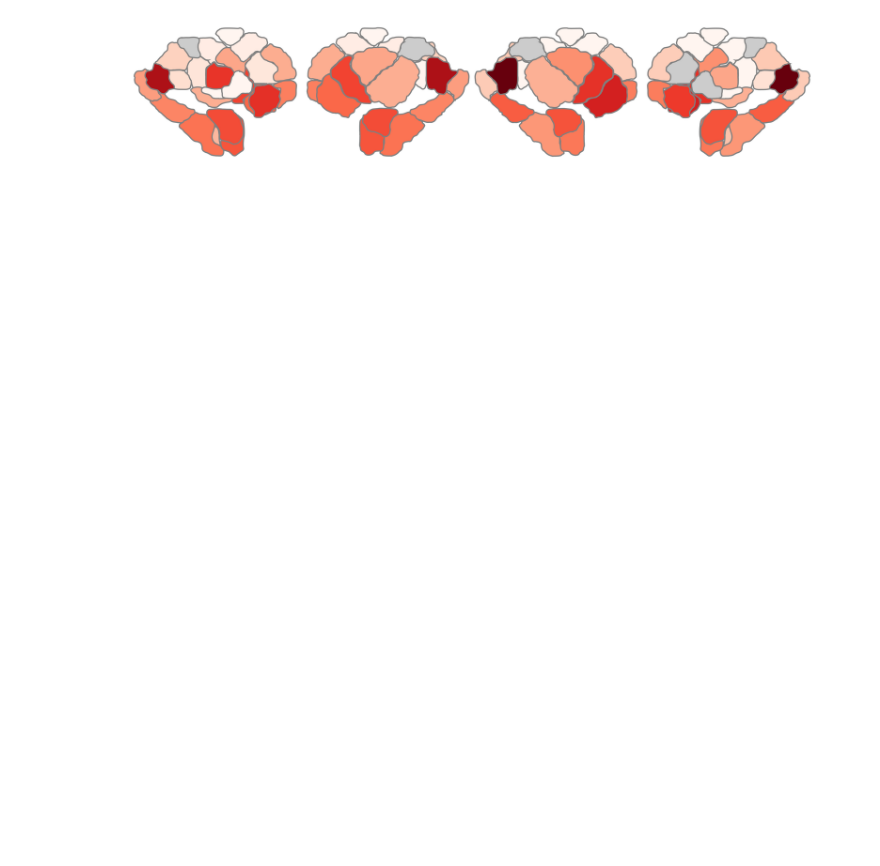
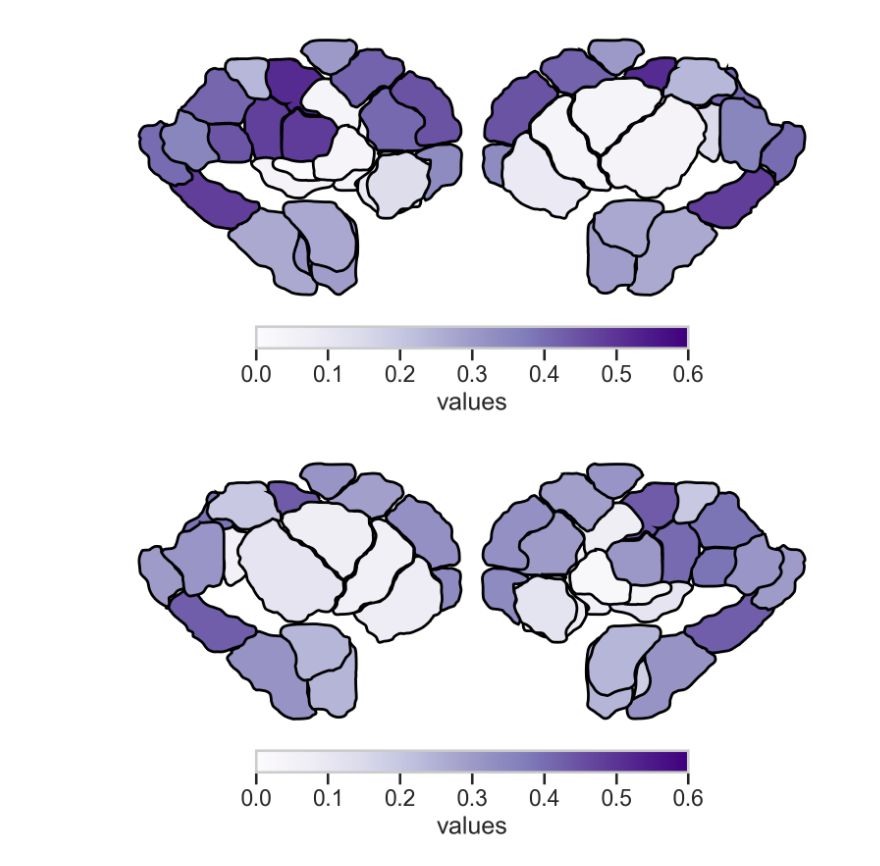
Before and after one commit to GalKepler/neuroaging, a Jupyter notebook: notebooks/fig2/fig2.ipynb, the cells around one changed output. Cells and saved outputs as stored; diff of their text form; code cells hidden in the pictures; blank space fills up the shorter version.

```diff
--- a/notebooks/fig2/fig2.ipynb
+++ b/notebooks/fig2/fig2.ipynb
@@ -310,7 +305,7 @@ from tqdm import tqdm
 # Set up dataframes to store results
 lin_unw, lin_w, quad_unw, quad_w = parcels.copy(), parcels.copy(), parcels.copy(), parcels.copy()
 
-covariates = ["sex"]
+covariates = ["age_at_scan", "sex"]
 if metric == "gm_vol":
     covariates += ["tiv"]
 
@@ -394,13 +395,13 @@ from neuromaps.datasets import fetch_fslr
 from brainspace.datasets import load_parcellation
 
 
-atlas_img = nib.load(nifti)
+atlas_img = nib.load(nifti_matlab)
 
 # ---------------------------------------------------------------------
 # 2.  FETCH A STANDARD SURFACE  (fsaverage5 = 10k vertices per hemi)
 # ---------------------------------------------------------------------
 surfaces = fetch_fslr()
-lh, rh = surfaces["inflated"]
+lh, rh = surfaces["veryinflated"]
 
 
 # ---------------------------------------------------------------------
@@ -424,22 +415,27 @@ surfaces
 #     vertices with label 0 (background) → NaN so they render transparent
 # ---------------------------------------------------------------------
 p_threshold = 0.05
+value_threshold = 0
 
 value_map = {}
 value_map_subcortex = {"region":[],"value":[],"Hemisphere":[]}
 
-vis_df = w_compare
-value_column = "f"
+vis_df = quad_w
+value_column = "r2_adj"
 
 for i, row in vis_df.iterrows():
     label = row[region_col]
+    if (row["p_corrected"] < p_threshold) and (np.abs(row[value_column]) > value_threshold):
+        value = row[value_column]
+    else:
+        value = np.nan
     if "schaefer" in ATLAS:
         if label > int(ATLAS.split("_")[1]):
             value_map_subcortex["region"].append(label)
-            value_map_subcortex["value"].append(row[value_column] if row["p_corrected"] < p_threshold else np.nan)
+            value_map_subcortex["value"].append(value)
             value_map_subcortex["Hemisphere"].append(row["hemisphere"])
         else:
-            value_map[label] = row[value_column] if row["p_corrected"] < p_threshold else np.nan
+            value_map[label] = value
 
 vec = np.vectorize(lambda x: value_map.get(x, np.nan))
 data_lh = vec(lh_parc)
@@ -482,20 +488,28 @@ fig = p.build(cbar_kws=dict(location="bottom", decimals=2))
 # %%
 from subcortex_visualization.plotting import plot_subcortical_data
 
 subcort_df = pd.DataFrame(value_map_subcortex)
 if "schaefer" in ATLAS:
     subcort_df["region"] = subcort_df["region"] - int(ATLAS.split("_")[1])
 
-plot_subcortical_data(
-    subcort_df,
-    atlas="Melbourne_S3",
-    show_legend=False,
-    hemisphere="both",
-    cmap="Reds",
-    line_color="gray",
-    line_thickness=2,
-    vmin = 50,
-    vmax = 2000
-)
+
+for hemi in ["L","R"]:
+
+    fig = plot_subcortical_data(
+        subcort_df,
+        atlas="Melbourne_S3",
+        show_legend=True,
+        hemisphere=hemi,
+        cmap="Purples",
+        line_color="black",
+        line_thickness=2,
+        vmin = vmin,
+        vmax = vmax,
+        show_figure=False
+    )
+
+    # save figure
+    savefig_nice(fig, OUTPUT_DIR / f"fig2_subcort_{metric}_{hemi}_{value_column}.png", dpi=400)
 # %% [output]
-[figure, old version]
+[figure, new version]
+[figure, added]
```
Also changed, not shown: parts of 7 cells of this notebook, 40 other files.
